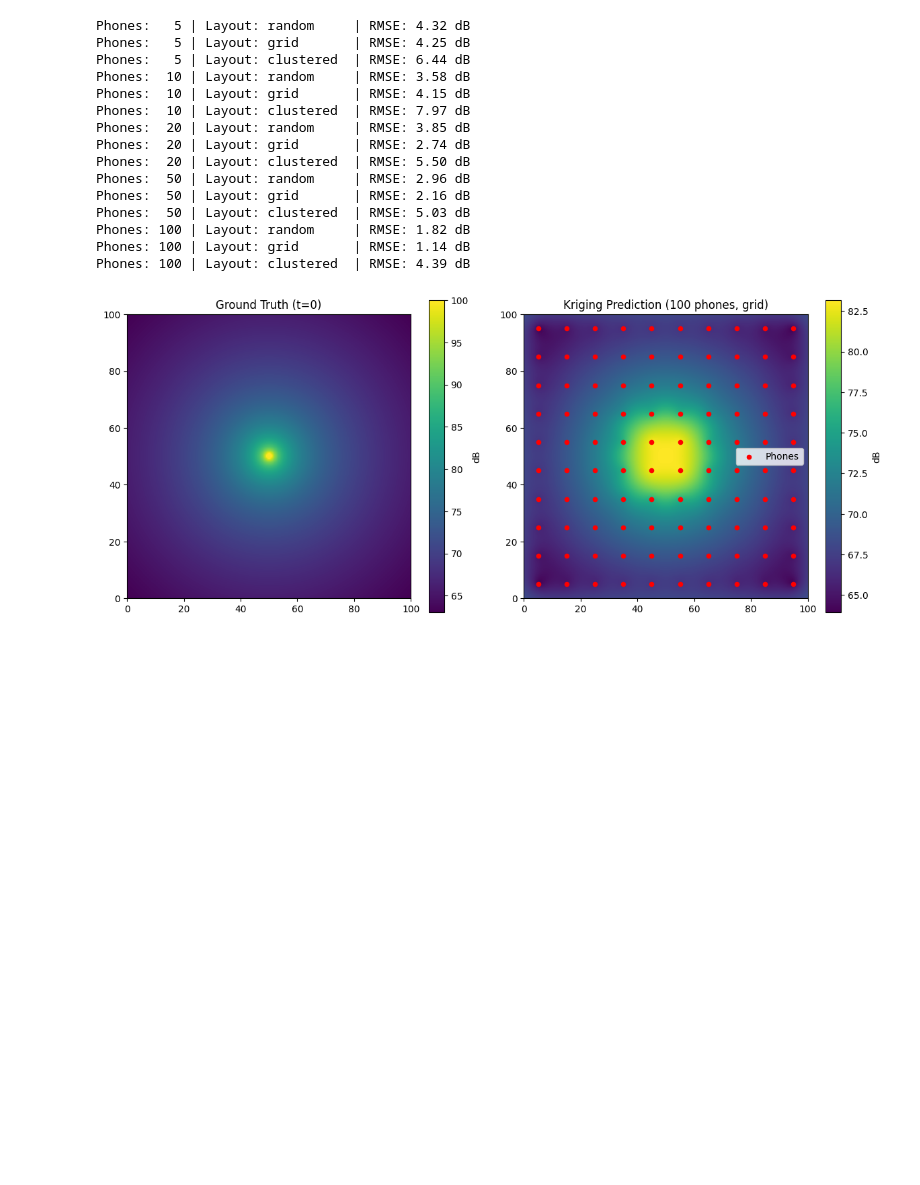
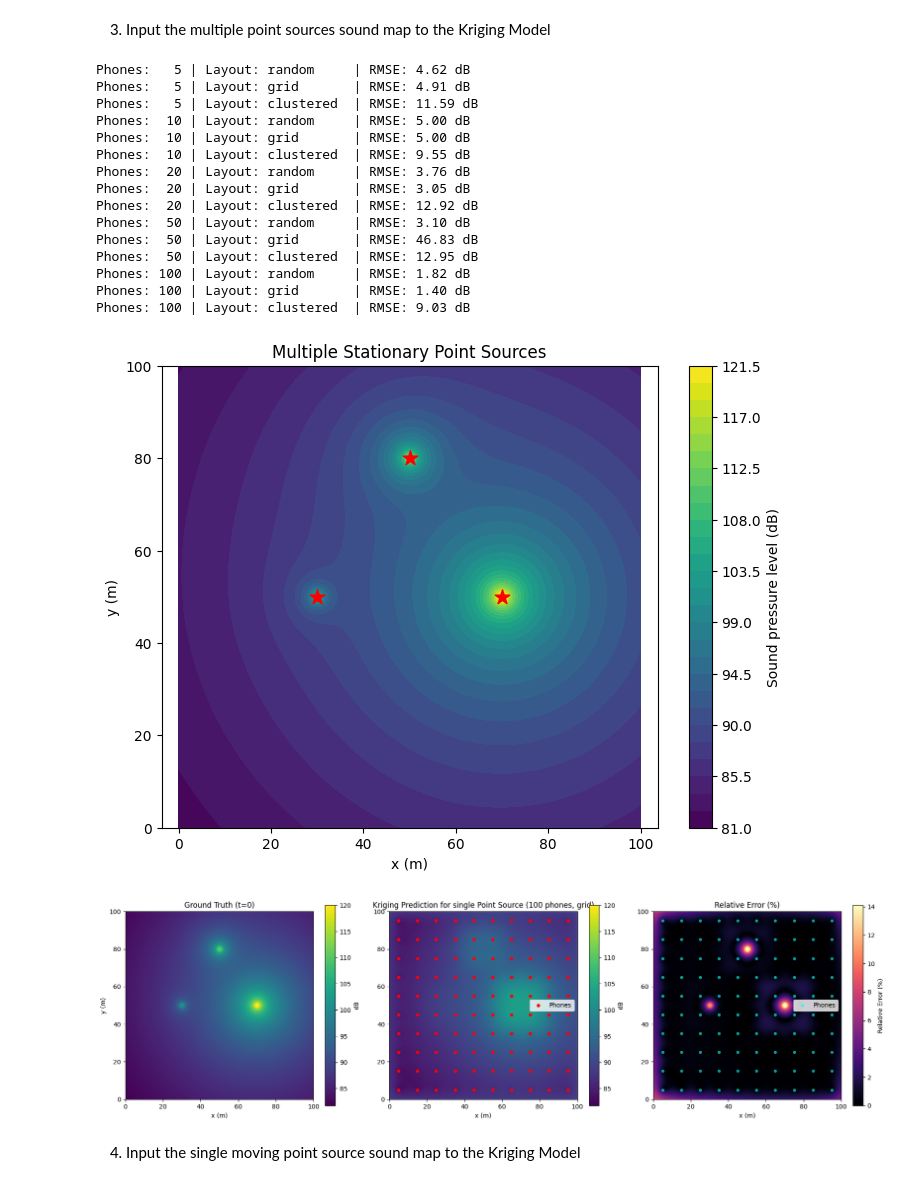
Before and after one commit to i2734/MDM3-Mindear-Project, a Jupyter notebook: Ordinary_Kriging_Model_Test_Runs.ipynb, the cells around one changed output. Drawn from its saved outputs; the diff is of its cells as text; code cells hidden in the pictures; blank space fills up the shorter version.

Commit message:
Tweaked Kriging Map Processing for concert venue

```diff
--- a/Ordinary_Kriging_Model_Test_Runs.ipynb
+++ b/Ordinary_Kriging_Model_Test_Runs.ipynb
@@ -0,0 +5,7 @@
+# %%
+import numpy as np
+import matplotlib.pyplot as plt
+from extract_sound import prepare_interpolation_data
+from Ordinary_Kriging_Model import ExactAcousticKriging
+
+Kriging_Model = ExactAcousticKriging()
@@ -227,9 +127,7 @@ Phones: 100 | Layout: clustered  | RMSE: 6.47 dB
+# %% [markdown]
+3. Input the multiple point sources sound map to the Kriging Model
 # %%
-import numpy as np
-import matplotlib.pyplot as plt
-
-import point_source as sound_map
-from extract_sound import prepare_interpolation_data
+import multiple_point_sources as sound_map
 
 
 # 1. Load the sound maps and grid
@@ -265,7 +163,7 @@ for count in phone_counts:
         data = prepared_data[(count, layout)]
 
         # 1. Run interpolation
-        predicted_levels = kriging_model.fit_predict(
+        predicted_levels = Kriging_Model.fit_predict(
             phone_positions=data["phone_positions"],
             phone_levels=data["phone_levels"],
             query_positions=data["query_positions"]
@@ -276,51 +174,73 @@ for count in phone_counts:
         results.append({"count": count, "layout": layout, "rmse": rmse})
         print(f"Phones: {count:3d} | Layout: {layout:10s} | RMSE: {rmse:.2f} dB")
 
 
 N_phones = 100
 layout_type = "grid"
 # 3. Visualize a specific reconstruction (Time step 0 for 20 clustered phones)
 target_config = prepared_data[(N_phones, layout_type)]
-pred_map = kriging_model.fit_predict(
+pred_map = Kriging_Model.fit_predict(
     target_config["phone_positions"],
     target_config["phone_levels"],
     target_config["query_positions"]
 )
 
 # Reshape the flat 1D query array (M,) back to 2D grid (len(y), len(x))
 grid_shape = (len(y), len(x))
 reconstructed_2d = pred_map[0].reshape(grid_shape)
 ground_truth_2d = target_config["true_levels"][0].reshape(grid_shape)
 
-fig, axes = plt.subplots(1, 2, figsize=(12, 5))
+# Compute Relative Error (%)
+relative_error_2d = (np.abs(reconstructed_2d - ground_truth_2d) / np.abs(ground_truth_2d)) * 100
 
-im0 = axes[0].imshow(ground_truth_2d, origin="lower", extent=[x.min(), x.max(), y.min(), y.max()])
+# Shared scale for Ground Truth and Prediction
+vmin = ground_truth_2d.min()
+vmax = ground_truth_2d.max()
+
+#1 row, 3 columns
+fig, axes = plt.subplots(1, 3, figsize=(18, 5))
+
+im0 = axes[0].imshow(ground_truth_2d, origin="lower", extent=[x.min(), x.max(), y.min(), y.max()], vmin=vmin, vmax=vmax)
 axes[0].set_title("Ground Truth (t=0)")
+axes[0].set_xlabel("x (m)")
+axes[0].set_ylabel("y (m)")
 plt.colorbar(im0, ax=axes[0], label="dB")
 
-im1 = axes[1].imshow(reconstructed_2d, origin="lower", extent=[x.min(), x.max(), y.min(), y.max()])
+im1 = axes[1].imshow(reconstructed_2d, origin="lower", extent=[x.min(), x.max(), y.min(), y.max()], vmin=vmin, vmax=vmax)
 axes[1].scatter(target_config["phone_positions"][:, 0], target_config["phone_positions"][:, 1], color="red", s=20, label="Phones")
-axes[1].set_title(f"Kriging Prediction ({N_phones} phones, {layout_type})")
+axes[1].set_title(f"Kriging Prediction for single Point Source ({N_phones} phones, {layout_type})")
+axes[1].set_xlabel("x (m)")
 axes[1].legend()
 plt.colorbar(im1, ax=axes[1], label="dB")
 
+im2 = axes[2].imshow(relative_error_2d, origin="lower", extent=[x.min(), x.max(), y.min(), y.max()], cmap="magma", vmin=0)
+axes[2].scatter(target_config["phone_positions"][:, 0], target_config["phone_positions"][:, 1], color="cyan", s=15, alpha=0.6, label="Phones")
+axes[2].set_title("Relative Error (%)")
+axes[2].set_xlabel("x (m)")
+axes[2].legend()
+plt.colorbar(im2, ax=axes[2], label="Relative Error (%)")
+
+
 plt.tight_layout()
 plt.show()
 # %% [output]
-Phones:   5 | Layout: random     | RMSE: 4.32 dB
-Phones:   5 | Layout: grid       | RMSE: 4.25 dB
-Phones:   5 | Layout: clustered  | RMSE: 6.44 dB
-Phones:  10 | Layout: random     | RMSE: 3.58 dB
-Phones:  10 | Layout: grid       | RMSE: 4.15 dB
-Phones:  10 | Layout: clustered  | RMSE: 7.97 dB
-Phones:  20 | Layout: random     | RMSE: 3.85 dB
-Phones:  20 | Layout: grid       | RMSE: 2.74 dB
-Phones:  20 | Layout: clustered  | RMSE: 5.50 dB
-Phones:  50 | Layout: random     | RMSE: 2.96 dB
-Phones:  50 | Layout: grid       | RMSE: 2.16 dB
-Phones:  50 | Layout: clustered  | RMSE: 5.03 dB
+Phones:   5 | Layout: random     | RMSE: 4.62 dB
+Phones:   5 | Layout: grid       | RMSE: 4.91 dB
+Phones:   5 | Layout: clustered  | RMSE: 11.59 dB
+Phones:  10 | Layout: random     | RMSE: 5.00 dB
+Phones:  10 | Layout: grid       | RMSE: 5.00 dB
+Phones:  10 | Layout: clustered  | RMSE: 9.55 dB
+Phones:  20 | Layout: random     | RMSE: 3.76 dB
+Phones:  20 | Layout: grid       | RMSE: 3.05 dB
+Phones:  20 | Layout: clustered  | RMSE: 12.92 dB
+Phones:  50 | Layout: random     | RMSE: 3.10 dB
+Phones:  50 | Layout: grid       | RMSE: 46.83 dB
+Phones:  50 | Layout: clustered  | RMSE: 12.95 dB
 Phones: 100 | Layout: random     | RMSE: 1.82 dB
-Phones: 100 | Layout: grid       | RMSE: 1.14 dB
-Phones: 100 | Layout: clustered  | RMSE: 4.39 dB
+Phones: 100 | Layout: grid       | RMSE: 1.40 dB
+Phones: 100 | Layout: clustered  | RMSE: 9.03 dB
-[figure, old version]
+[figure, new version]
+[figure, added]
+# %% [markdown]
+4. Input the single moving point source sound map to the Kriging Model
 # %%
```
Also changed, not shown: parts of 8 cells of this notebook, 1 other file.
